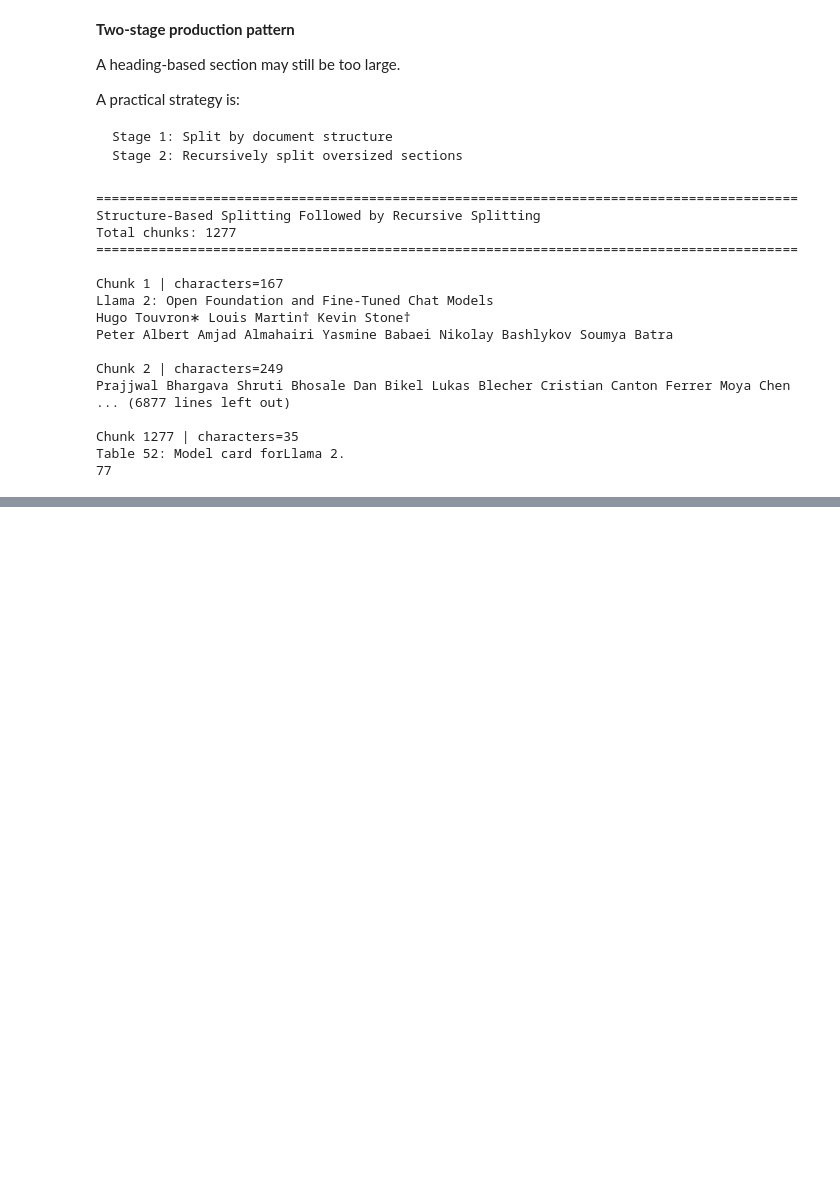
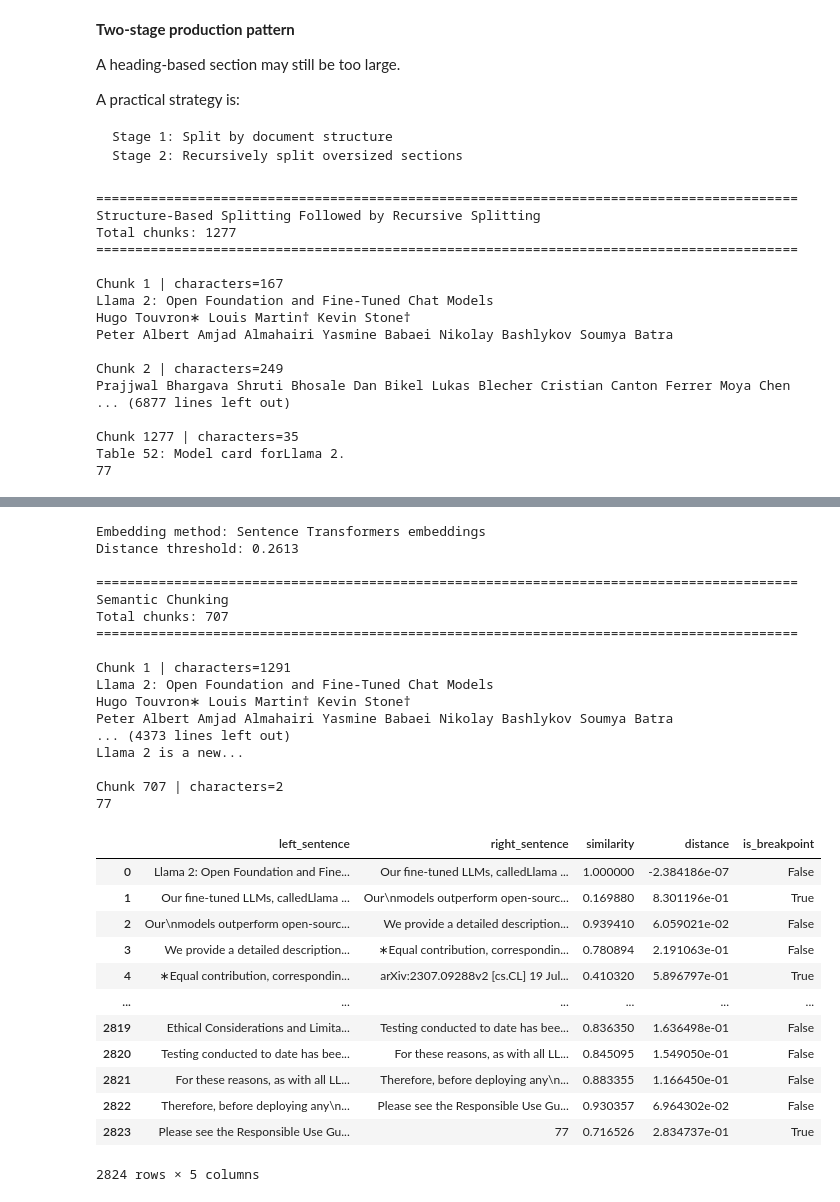
Before and after one commit to Rakesh5699/Gen-AI_notes, a Jupyter notebook: 10_Rag/05_Chunking/01_Chunking_Methods.ipynb, the cells around one changed output, grey strips where cells are left out. Drawn from its saved outputs; the diff is of its cells as text; code cells hidden in the pictures; blank space fills up the shorter version.

```diff
--- a/10_Rag/05_Chunking/01_Chunking_Methods.ipynb
+++ b/10_Rag/05_Chunking/01_Chunking_Methods.ipynb
@@ -775,0 +920,40 @@ Table 52: Model card forLlama 2.
+# %%
+print("Embedding method:", embedding_method)
+print(
+    "Distance threshold:",
+    round(semantic_analysis.attrs.get("threshold", 0), 4),
+)
+
+print_chunks("Semantic Chunking", semantic_chunks)
+display(semantic_analysis)
+# %% [output]
+Embedding method: Sentence Transformers embeddings
+Distance threshold: 0.2613
+
+==========================================================================================
+Semantic Chunking
+Total chunks: 707
+==========================================================================================
+
+Chunk 1 | characters=1291
+Llama 2: Open Foundation and Fine-Tuned Chat Models
+Hugo Touvron∗ Louis Martin† Kevin Stone†
+Peter Albert Amjad Almahairi Yasmine Babaei Nikolay Bashlykov Soumya Batra
+... (4373 lines left out)
+Llama 2 is a new...
+
+Chunk 707 | characters=2
+77
+|  | left_sentence | right_sentence | similarity | distance | is_breakpoint |
+| 0 | Llama 2: Open Foundation and Fine... | Our fine-tuned LLMs, calledLlama ... | 1.000000 | -2.384186e-07 | False |
+| 1 | Our fine-tuned LLMs, calledLlama ... | Our\nmodels outperform open-sourc... | 0.169880 | 8.301196e-01 | True |
+| 2 | Our\nmodels outperform open-sourc... | We provide a detailed description... | 0.939410 | 6.059021e-02 | False |
+| 3 | We provide a detailed description... | ∗Equal contribution, correspondin... | 0.780894 | 2.191063e-01 | False |
+| 4 | ∗Equal contribution, correspondin... | arXiv:2307.09288v2 [cs.CL] 19 Jul... | 0.410320 | 5.896797e-01 | True |
+| ... | ... | ... | ... | ... | ... |
+| 2819 | Ethical Considerations and Limita... | Testing conducted to date has bee... | 0.836350 | 1.636498e-01 | False |
+| 2820 | Testing conducted to date has bee... | For these reasons, as with all LL... | 0.845095 | 1.549050e-01 | False |
+| 2821 | For these reasons, as with all LL... | Therefore, before deploying any\n... | 0.883355 | 1.166450e-01 | False |
+| 2822 | Therefore, before deploying any\n... | Please see the Responsible Use Gu... | 0.930357 | 6.964302e-02 | False |
+| 2823 | Please see the Responsible Use Gu... | 77 | 0.716526 | 2.834737e-01 | True |
+2824 rows × 5 columns
```
Also changed, not shown: parts of 19 cells of this notebook, 29 other files.
